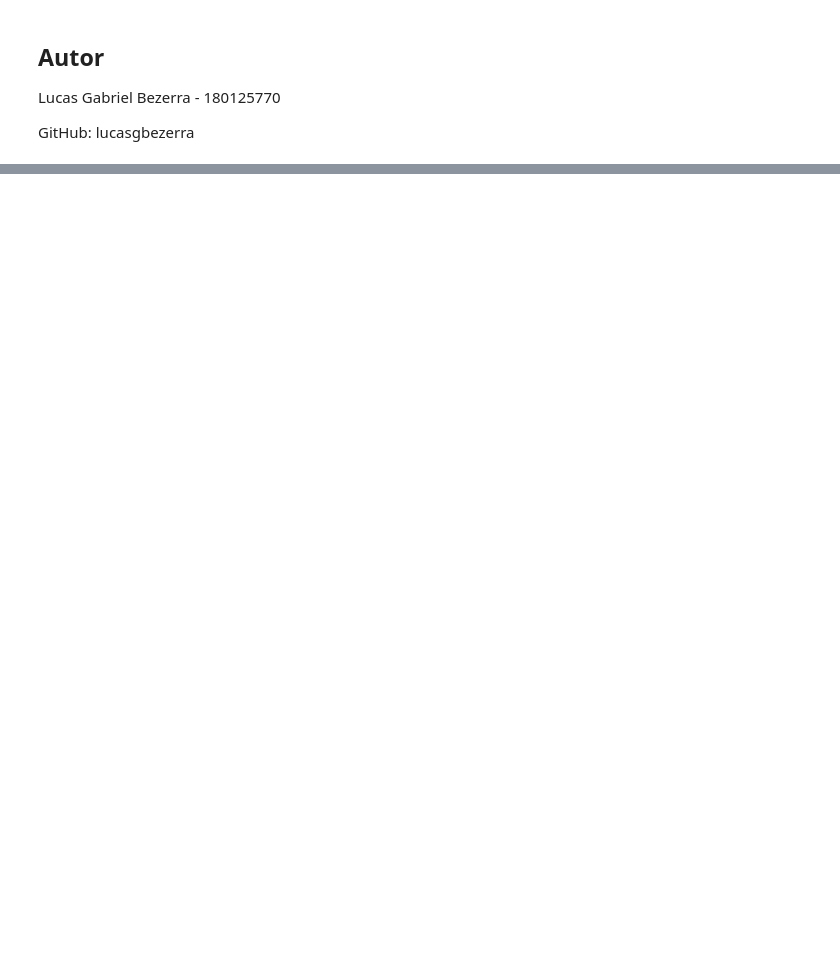
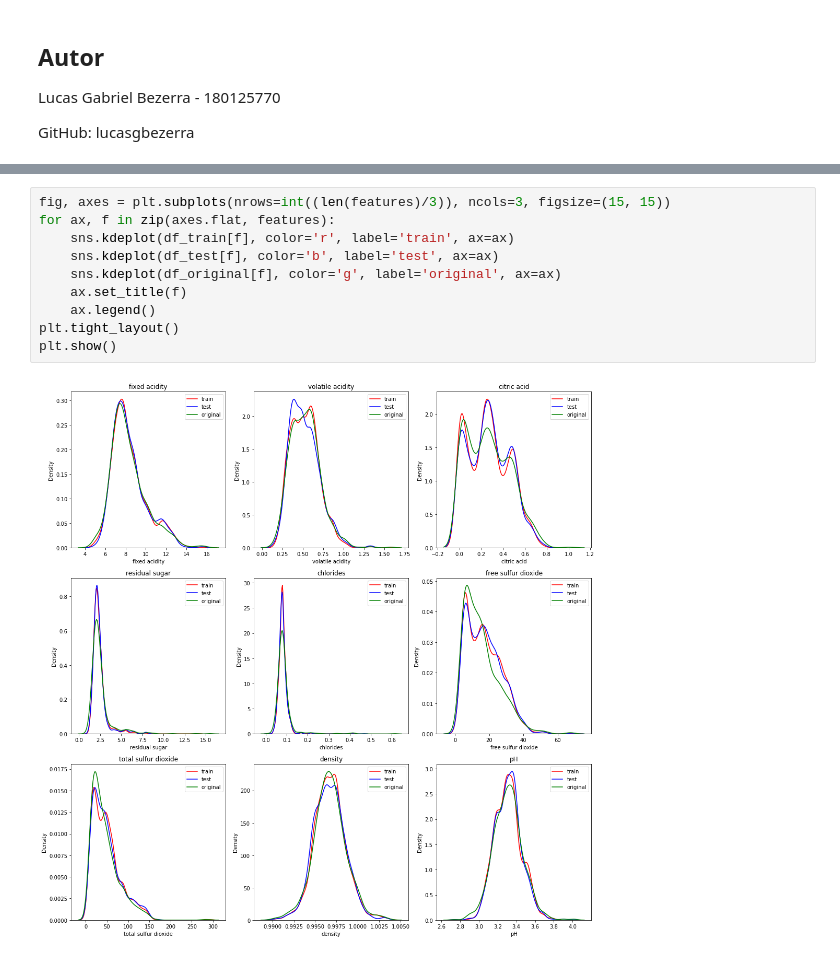
Before and after one commit to fabraz/fastaiOnCampus, a Jupyter notebook: nbs/180125770_lucasgbezerra_Lucas Gabriel Bezerra.ipynb, the cells around one changed output, grey strips where cells are left out. Drawn from its saved outputs; the diff is of its cells as text; blank space fills up the shorter version.

```diff
--- a/nbs/180125770_lucasgbezerra_Lucas Gabriel Bezerra.ipynb
+++ b/nbs/180125770_lucasgbezerra_Lucas Gabriel Bezerra.ipynb
@@ -391,0 +152,12 @@ Dependendo da necessidade de precisão, seria possível prever a doença cardía
+# %%
+fig, axes = plt.subplots(nrows=int((len(features)/3)), ncols=3, figsize=(15, 15))
+for ax, f in zip(axes.flat, features):
+    sns.kdeplot(df_train[f], color='r', label='train', ax=ax)
+    sns.kdeplot(df_test[f], color='b', label='test', ax=ax)
+    sns.kdeplot(df_original[f], color='g', label='original', ax=ax)
+    ax.set_title(f)
+    ax.legend()
+plt.tight_layout()
+plt.show()
+# %% [output]
+[figure, added]
```
Also changed, not shown: parts of 111 cells of this notebook.
